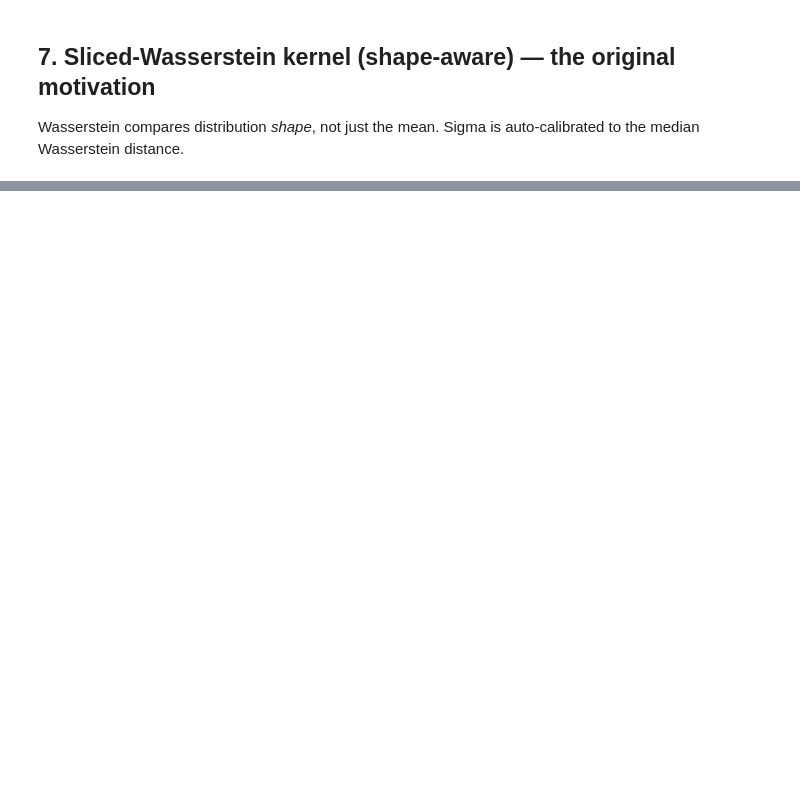
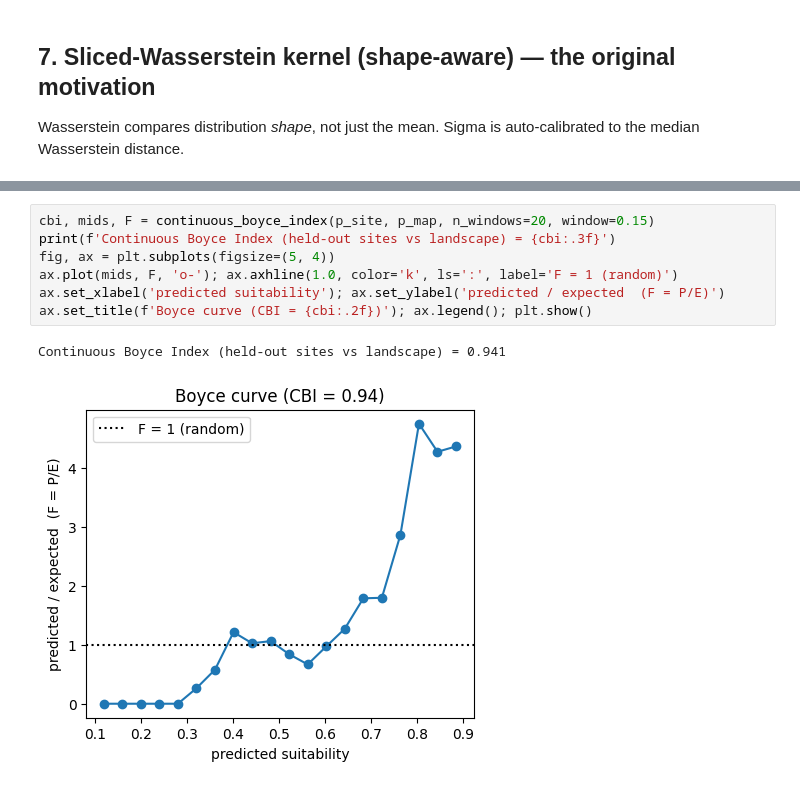
Before and after one commit to mrecos/KLRFome_JAX, a Jupyter notebook: notebooks/04_real_data_validation.ipynb, the cells around one changed output, grey strips where cells are left out. Drawn from its saved outputs; the diff is of its cells as text; blank space fills up the shorter version.

```diff
--- a/notebooks/04_real_data_validation.ipynb
+++ b/notebooks/04_real_data_validation.ipynb
@@ -220,0 +248,10 @@ Labels show the count per bin (coarse at small FRACTION).
+# %%
+cbi, mids, F = continuous_boyce_index(p_site, p_map, n_windows=20, window=0.15)
+print(f'Continuous Boyce Index (held-out sites vs landscape) = {cbi:.3f}')
+fig, ax = plt.subplots(figsize=(5, 4))
+ax.plot(mids, F, 'o-'); ax.axhline(1.0, color='k', ls=':', label='F = 1 (random)')
+ax.set_xlabel('predicted suitability'); ax.set_ylabel('predicted / expected  (F = P/E)')
+ax.set_title(f'Boyce curve (CBI = {cbi:.2f})'); ax.legend(); plt.show()
+# %% [output]
+Continuous Boyce Index (held-out sites vs landscape) = 0.941
+[figure, added]
```
Also changed, not shown: parts of 33 cells of this notebook, 3 other files.
